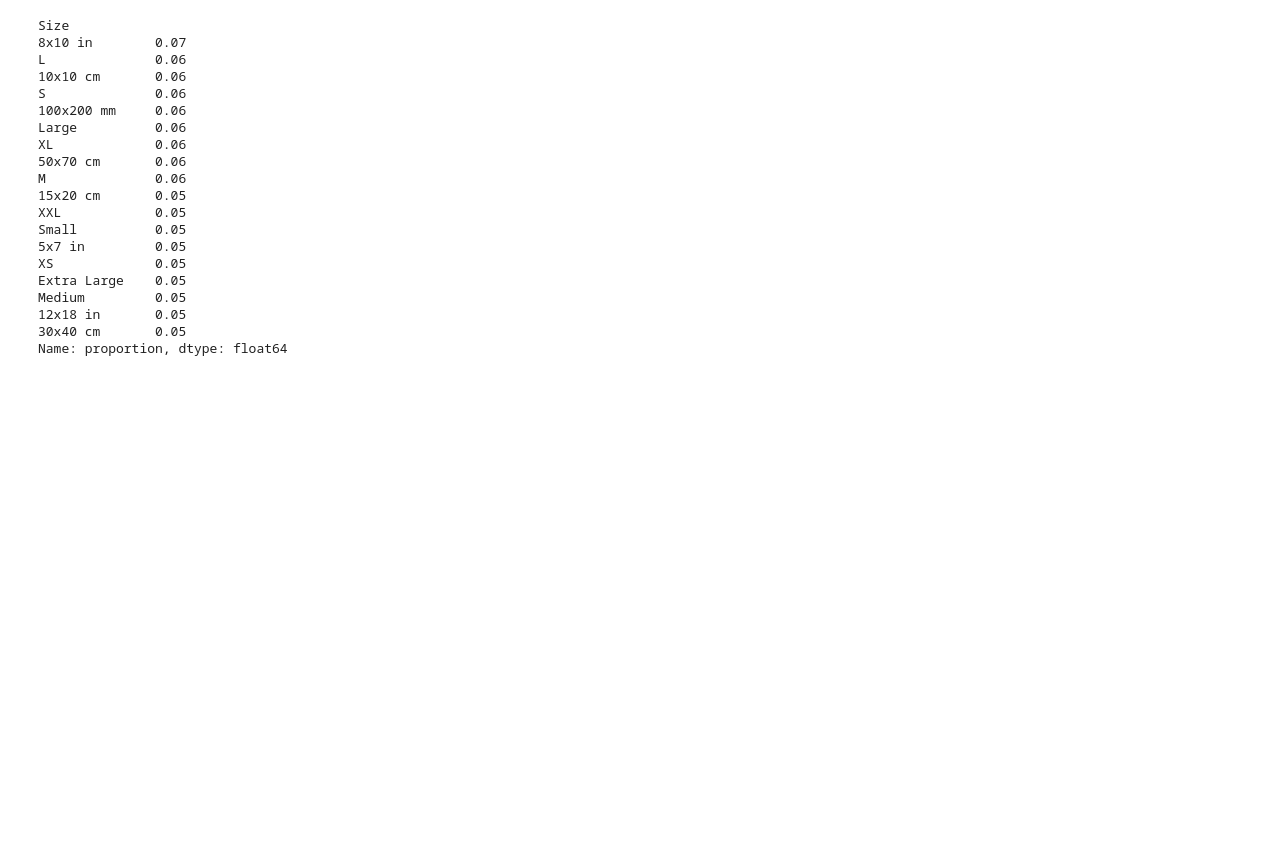
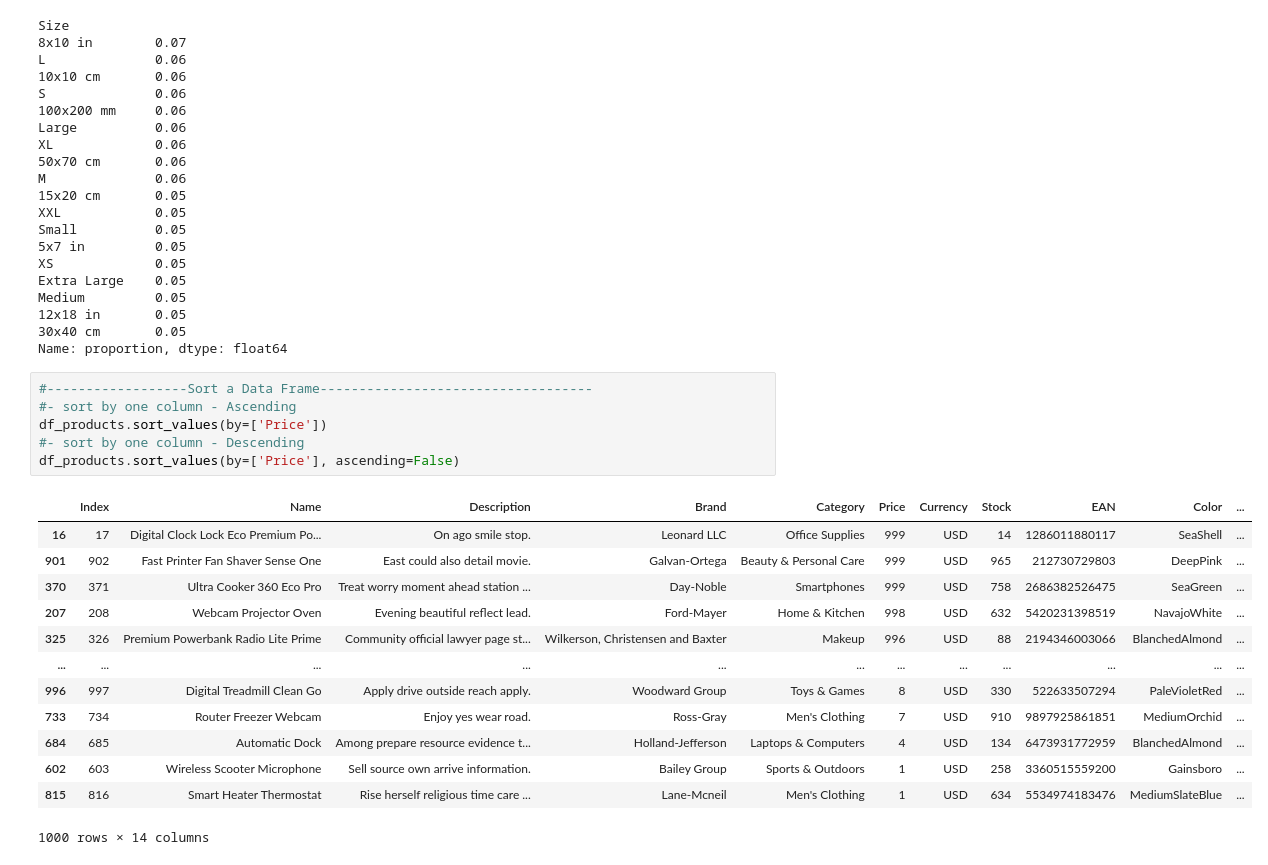
Before and after one commit to DiilaNa/Data_Science_with-Pandas, a Jupyter notebook: Learning/MathOperations.ipynb, the cells around one changed output. Cells and saved outputs as stored; diff of their text form; blank space fills up the shorter version.

Commit message:
Sorting data frames

```diff
--- a/Learning/MathOperations.ipynb
+++ b/Learning/MathOperations.ipynb
@@ -115,3 +115,23 @@ Medium         0.05
 12x18 in       0.05
 30x40 cm       0.05
 Name: proportion, dtype: float64
+# %%
+#------------------Sort a Data Frame-----------------------------------
+#- sort by one column - Ascending
+df_products.sort_values(by=['Price'])
+#- sort by one column - Descending
+df_products.sort_values(by=['Price'], ascending=False)
+# %% [output]
+|  | Index | Name | Description | Brand | Category | Price | Currency | Stock | EAN | Color | ... |
+| 16 | 17 | Digital Clock Lock Eco Premium Po... | On ago smile stop. | Leonard LLC | Office Supplies | 999 | USD | 14 | 1286011880117 | SeaShell | ... |
+| 901 | 902 | Fast Printer Fan Shaver Sense One | East could also detail movie. | Galvan-Ortega | Beauty & Personal Care | 999 | USD | 965 | 212730729803 | DeepPink | ... |
+| 370 | 371 | Ultra Cooker 360 Eco Pro | Treat worry moment ahead station ... | Day-Noble | Smartphones | 999 | USD | 758 | 2686382526475 | SeaGreen | ... |
+| 207 | 208 | Webcam Projector Oven | Evening beautiful reflect lead. | Ford-Mayer | Home & Kitchen | 998 | USD | 632 | 5420231398519 | NavajoWhite | ... |
+| 325 | 326 | Premium Powerbank Radio Lite Prime | Community official lawyer page st... | Wilkerson, Christensen and Baxter | Makeup | 996 | USD | 88 | 2194346003066 | BlanchedAlmond | ... |
+| ... | ... | ... | ... | ... | ... | ... | ... | ... | ... | ... | ... |
+| 996 | 997 | Digital Treadmill Clean Go | Apply drive outside reach apply. | Woodward Group | Toys & Games | 8 | USD | 330 | 522633507294 | PaleVioletRed | ... |
+| 733 | 734 | Router Freezer Webcam | Enjoy yes wear road. | Ross-Gray | Men's Clothing | 7 | USD | 910 | 9897925861851 | MediumOrchid | ... |
+| 684 | 685 | Automatic Dock | Among prepare resource evidence t... | Holland-Jefferson | Laptops & Computers | 4 | USD | 134 | 6473931772959 | BlanchedAlmond | ... |
+| 602 | 603 | Wireless Scooter Microphone | Sell source own arrive information. | Bailey Group | Sports & Outdoors | 1 | USD | 258 | 3360515559200 | Gainsboro | ... |
+| 815 | 816 | Smart Heater Thermostat | Rise herself religious time care ... | Lane-Mcneil | Men's Clothing | 1 | USD | 634 | 5534974183476 | MediumSlateBlue | ... |
+1000 rows × 14 columns
```
Also changed, not shown: parts of 4 cells of this notebook.
